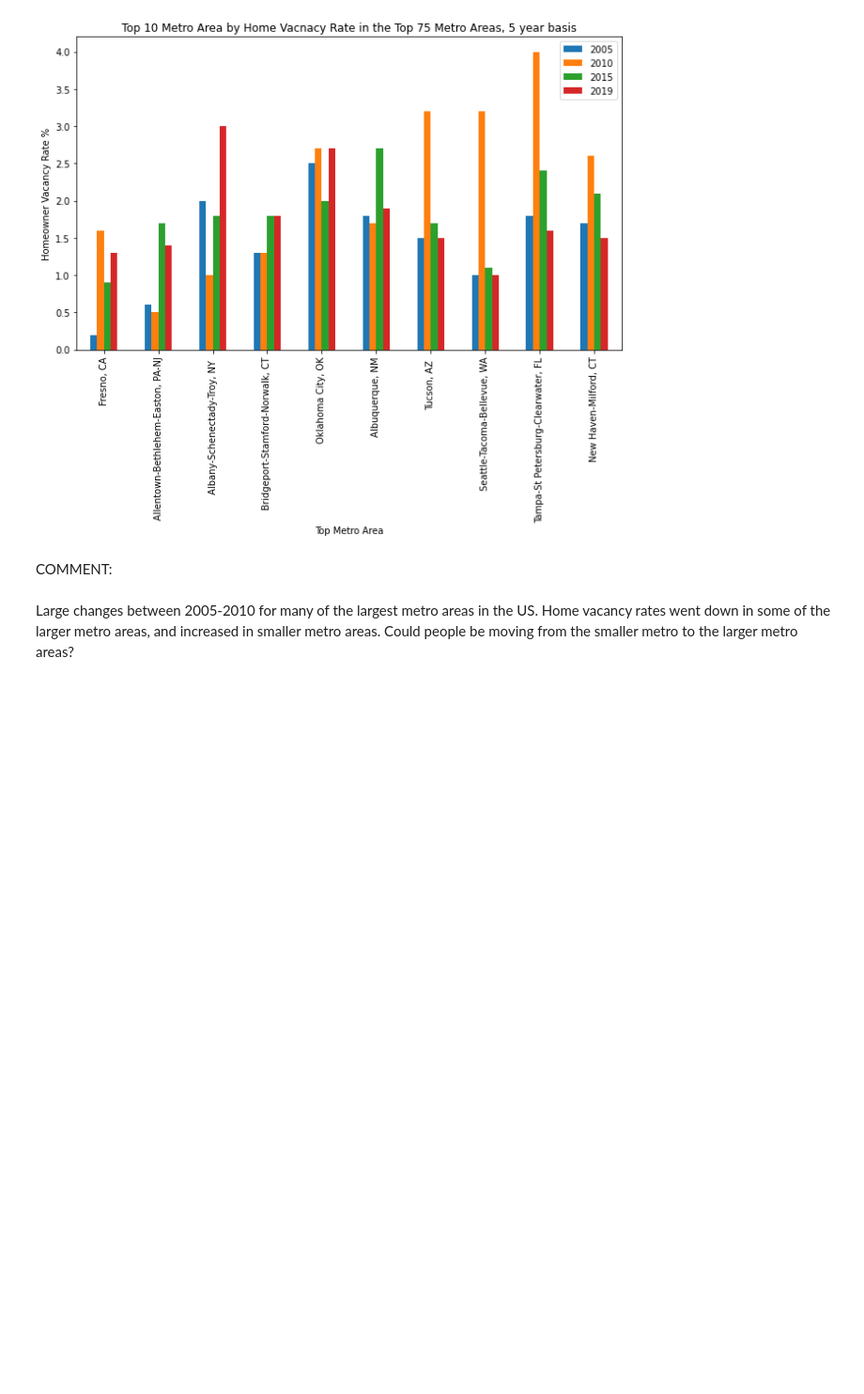
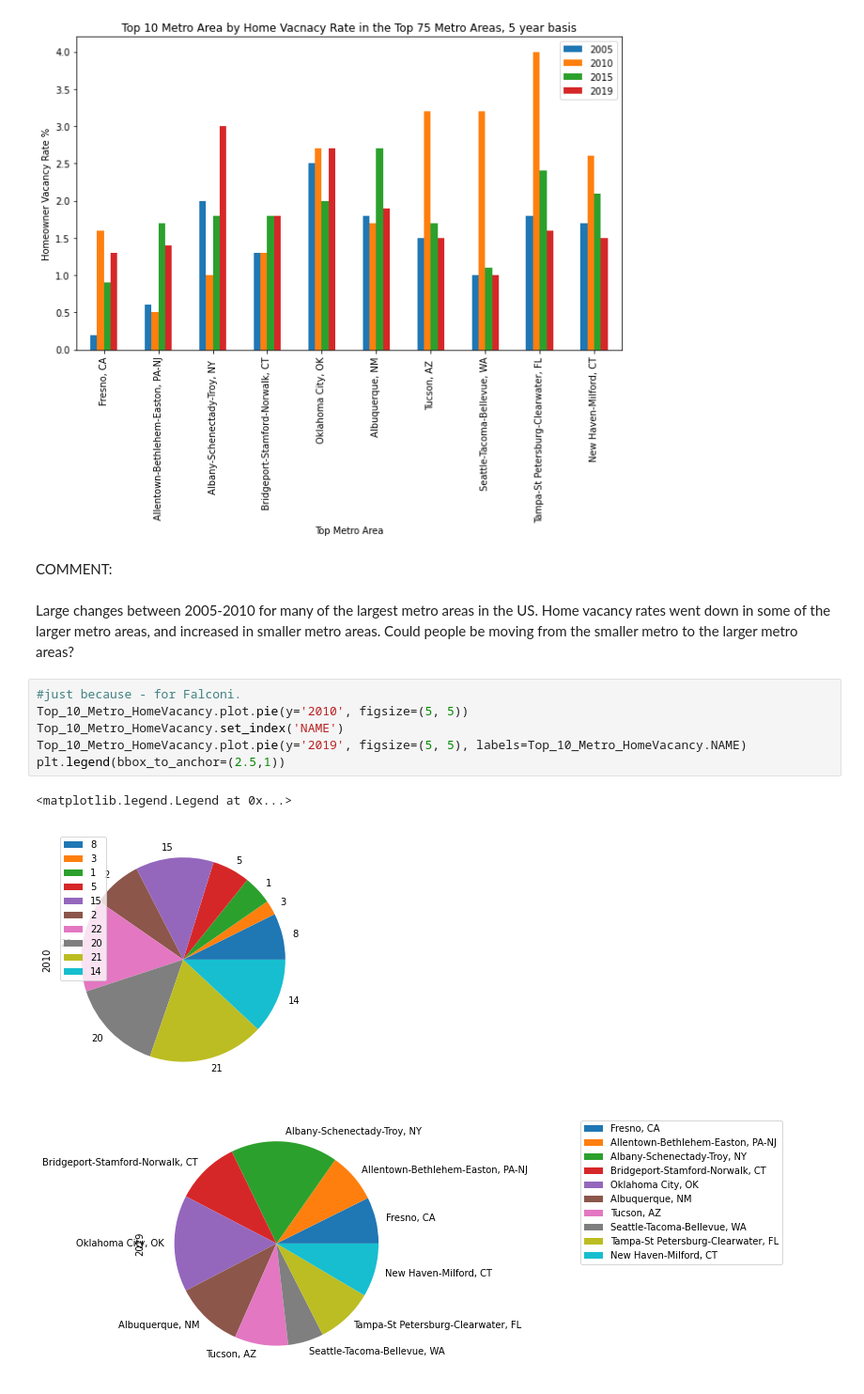
Before and after one commit to rls1316/project-one, a Jupyter notebook: LB_analysis.ipynb, the cells around one changed output. Shown: that part at 94% size. Cells and saved outputs as stored; diff of their text form; blank space fills up the shorter version.

Commit message:
updating my notebook with a special pie for Falconi

```diff
--- a/LB_analysis.ipynb
+++ b/LB_analysis.ipynb
@@ -317,3 +317,13 @@ plt.tight_layout()
 COMMENT:
 # %% [markdown]
 Large changes between 2005-2010 for many of the largest metro areas in the US. Home vacancy rates went down in some of the larger metro areas, and increased in smaller metro areas. Could people be moving from the smaller metro to the larger metro areas?
+# %%
+#just because - for Falconi.
+Top_10_Metro_HomeVacancy.plot.pie(y='2010', figsize=(5, 5))
+Top_10_Metro_HomeVacancy.set_index('NAME')
+Top_10_Metro_HomeVacancy.plot.pie(y='2019', figsize=(5, 5), labels=Top_10_Metro_HomeVacancy.NAME)
+plt.legend(bbox_to_anchor=(2.5,1))
+# %% [output]
+<matplotlib.legend.Legend at 0x...>
+[figure, added]
+[figure, added]
```
